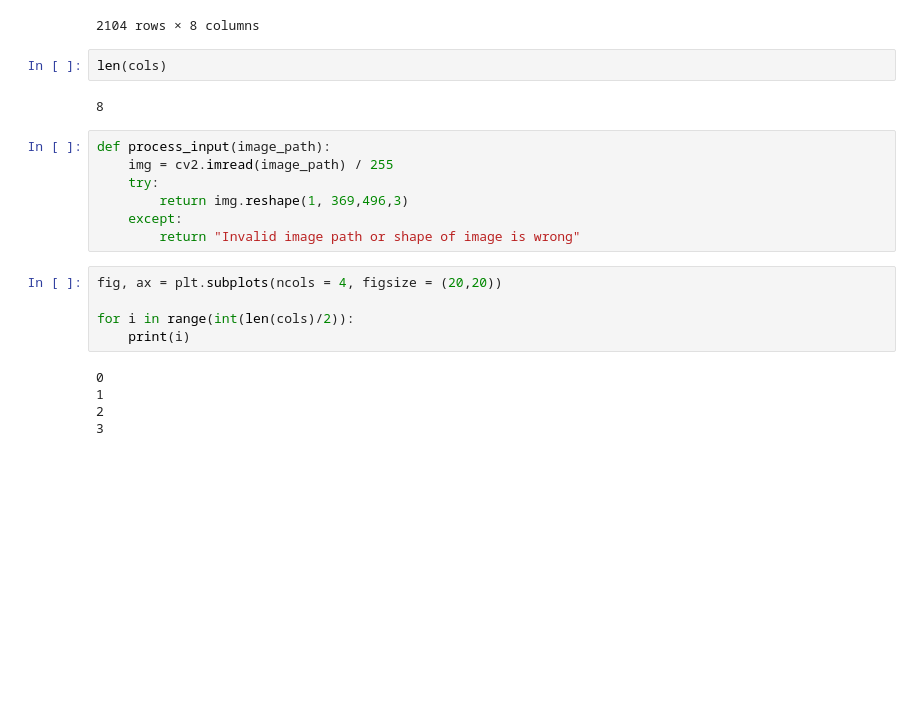
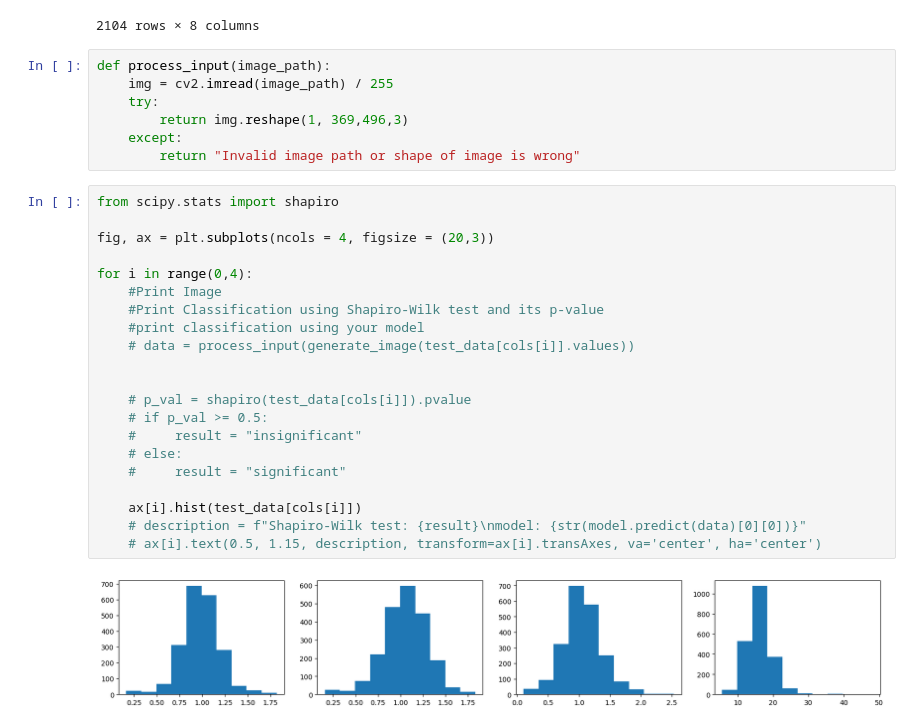
Before and after one commit to Ghaby-X/Statistical_test_screener, a Jupyter notebook: tester.ipynb, the cells around one changed output. Drawn from its saved outputs; the diff is of its cells as text; blank space fills up the shorter version.

Commit message:
displayed test_samples

```diff
--- a/tester.ipynb
+++ b/tester.ipynb
@@ -238,10 +246,6 @@ test_data
 | 2102 | 1.019849 | 1.051548 | 1.641117 | 15.657518 | 35.974599 | 6.218469 | 6 | 28 |
 | 2103 | 0.702387 | 1.126715 | 0.942820 | 14.499643 | 26.938597 | 5.758738 | 14 | 21 |
 2104 rows × 8 columns
-# %%
-len(cols)
-# %% [output]
-8
 # %%
 def process_input(image_path):
     img = cv2.imread(image_path) / 255
@@ -249,13 +253,26 @@ def process_input(image_path):
         return img.reshape(1, 369,496,3)
     except:
         return "Invalid image path or shape of image is wrong"
-# %%
-fig, ax = plt.subplots(ncols = 4, figsize = (20,20))
-
-for i in range(int(len(cols)/2)):
-    print(i)
-# %% [output]
-0
-1
-2
-3
+# %%
+from scipy.stats import shapiro
+
+fig, ax = plt.subplots(ncols = 4, figsize = (20,3))
+
+for i in range(0,4):
+    #Print Image
+    #Print Classification using Shapiro-Wilk test and its p-value
+    #print classification using your model
+    # data = process_input(generate_image(test_data[cols[i]].values))
+
+
+    # p_val = shapiro(test_data[cols[i]]).pvalue
+    # if p_val >= 0.5:
+    #     result = "insignificant"
+    # else:
+    #     result = "significant"
+
+    ax[i].hist(test_data[cols[i]])
+    # description = f"Shapiro-Wilk test: {result}\nmodel: {str(model.predict(data)[0][0])}"
+    # ax[i].text(0.5, 1.15, description, transform=ax[i].transAxes, va='center', ha='center')
+# %% [output]
+[figure, added]
```
Also changed, not shown: parts of 7 cells of this notebook, 1 other file.
